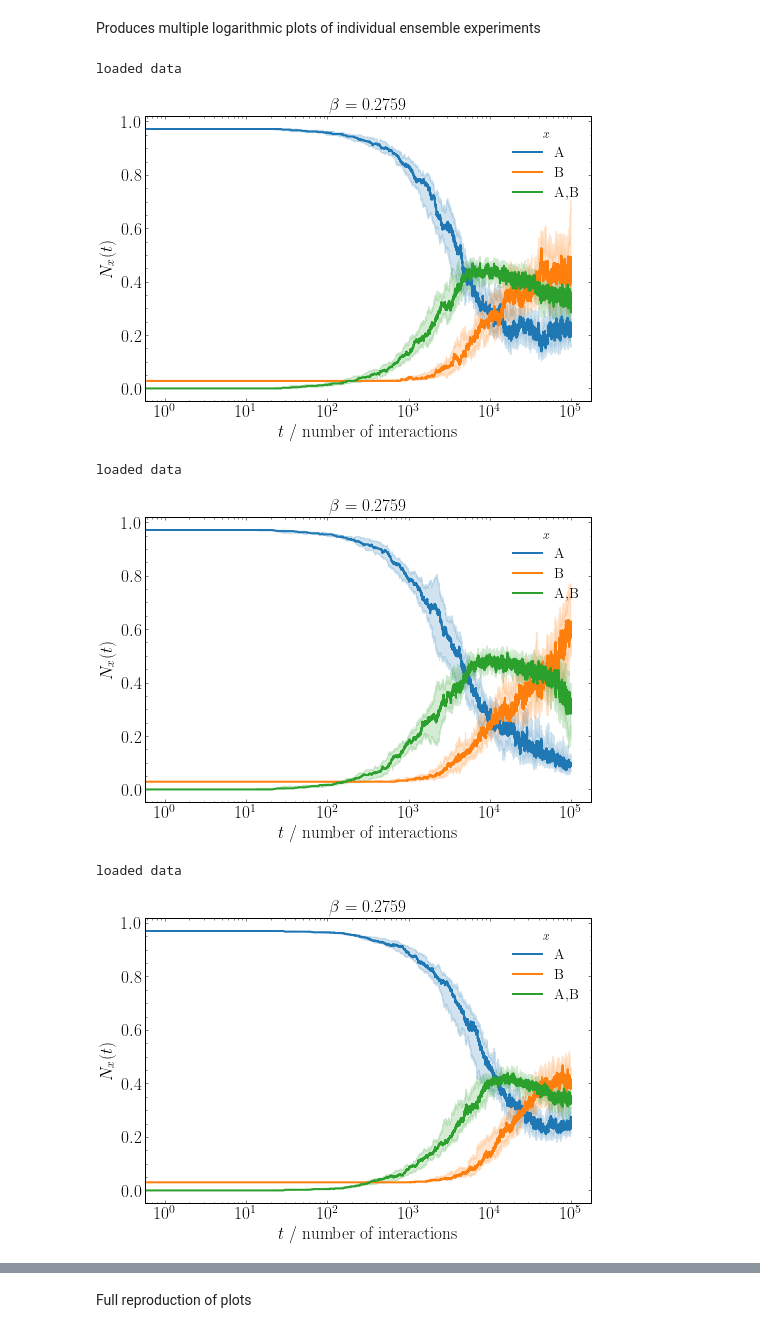
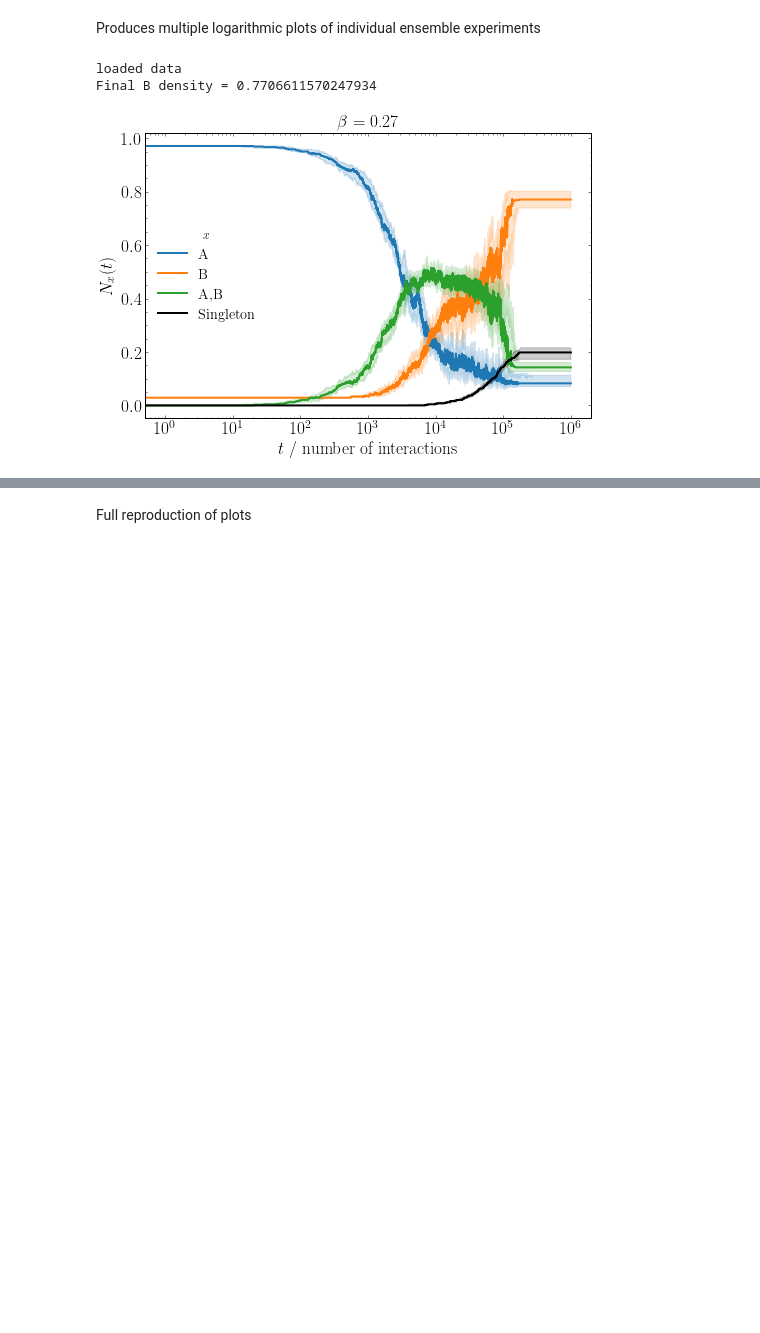
Before and after one commit to tomcjackc/higher-order-social-dynamics, a Jupyter notebook: higher order ng (adaptive - outcasts)/fig_2.ipynb, the cells around one changed output, grey strips where cells are left out. Saved outputs shown, nothing was run; the diff lists cells and outputs as text; code cells hidden in the pictures; blank space fills up the shorter version.

```diff
--- a/higher order ng (adaptive - outcasts)/fig_2.ipynb
+++ b/higher order ng (adaptive - outcasts)/fig_2.ipynb
@@ -24,15 +24,15 @@ update4
 Parameters of the experiment
 # %%
 prop_committed = 0.03
-beta_non_committed = 0.2759
-beta_committed = 0.2759
+beta_non_committed = 0.27
+beta_committed = 0.27
 ensemble_size = 20
-run_length = 10**5
+run_length = 10**6
 social_structures = ['InVS15', 'LyonSchool', 'SFHH', 'Thiers13']
 # %% [markdown]
 Run the ensemble experiments
 # %%
-for i in social_structures[:]:
+for i in social_structures[1:2]:
     run_ensemble_experiment(prop_committed, beta_non_committed, beta_committed, ensemble_size, run_length, i, q_non_committed=1, q_committed=1)
 # %% [markdown]
 # Plotting
@@ -41,9 +41,9 @@ Plot results for ensemble experiment on linear time axis
 # %%
 social_structure = 'LyonSchool'
 
-fname = f'{social_structure}_{prop_committed}_{beta_non_committed}_{beta_committed}_{run_length}_{ensemble_size}'
+output_fname = f'{social_structure}_{prop_committed}_{beta_non_committed}_{beta_committed}_{1}_{1}_{run_length}_{ensemble_size}'
 
-data = genfromtxt(f'outputs/{fname}.csv', delimiter=',')
+data = genfromtxt(f'outputs/{output_fname}.csv', delimiter=',')
 
 print('loaded data')
 
@@ -84,53 +84,59 @@ Produces multiple logarithmic plots of individual ensemble experiments
 # %%
 social_structures = {'InVS15':0, 'LyonSchool':0, 'SFHH':0, 'Thiers13':0}
 
-for social_structure in list(social_structures.keys())[:]:
-    fname = f'{social_structure}_{prop_committed}_{beta_non_committed}_{beta_committed}_{run_length}_{ensemble_size}'
+for social_structure in list(social_structures.keys())[1:2]:
 
-    data = genfromtxt(f'outputs/{fname}.csv', delimiter=',')
+    output_fname = f'{social_structure}_{prop_committed}_{beta_non_committed}_{beta_committed}_{1}_{1}_{run_length}_{ensemble_size}'
+
+    data = genfromtxt(f'outputs/{output_fname}.csv', delimiter=',')
 
     print('loaded data')
 
-    A_data = data[0::3,:]
-    B_data = data[1::3,:]
-    AB_data = data[2::3,:]
+    A_data = data[0::4,:]
+    B_data = data[1::4,:]
+    AB_data = data[2::4,:]
+    singleton_data = data[3::4,:]
 
     N = A_data[0,0]+B_data[0,0]+AB_data[0,0]
 
     A_data = A_data/N
     B_data = B_data/N
     AB_data = AB_data/N
+    singleton_data = singleton_data/N
 
     A_data_av = np.median(A_data, axis=0)
     A_data_25 = np.percentile(A_data, 25, axis=0)
     A_data_75 = np.percentile(A_data, 75, axis=0)
     B_data_av = np.median(B_data, axis=0)
     B_data_25 = np.percentile(B_data, 25, axis=0)
     B_data_75 = np.percentile(B_data, 75, axis=0)
     AB_data_av = np.median(AB_data, axis=0)
     AB_data_25 = np.percentile(AB_data, 25, axis=0)
     AB_data_75 = np.percentile(AB_data, 75, axis=0)
+    singleton_data_av = np.median(singleton_data, axis=0)
+    singleton_data_25 = np.percentile(singleton_data, 25, axis=0)
+    singleton_data_75 = np.percentile(singleton_data, 75, axis=0)
+    print(f'Final B density = {B_data_av[-1]}')
 
     t = np.linspace(0, run_length, num=run_length+1, endpoint=True)
 
     plt.figure()
     plt.plot(t, A_data_av, color='tab:blue', label='A')
     plt.fill_between(t, y1=A_data_25, y2=A_data_75, color='tab:blue', alpha=0.2)
     plt.plot(t, B_data_av, color='tab:orange', label='B')
     plt.fill_between(t, y1=B_data_25, y2=B_data_75, color='tab:orange', alpha=0.2)
     plt.plot(t, AB_data_av, color='tab:green', label='A,B')
     plt.fill_between(t, y1=AB_data_25, y2=AB_data_75, color='tab:green', alpha=0.2)
+    plt.plot(t, singleton_data_av, color='black', label='Singleton')
+    plt.fill_between(t, y1=singleton_data_25, y2=singleton_data_75, color='black', alpha=0.2)
     plt.xscale('log')
     plt.title(r'$\beta$' + f' = {beta_non_committed}')
     plt.xlabel('$t$ / number of interactions')
     plt.ylabel(r'$N_{x}(t)$')
     plt.legend(title=r'$x$')
-    plt.savefig(f'figures/{fname}_logtime.pdf')
+    plt.savefig(f'figures/{output_fname}_logtime.pdf')
     plt.show()
 # %% [output]
 loaded data
+Final B density = 0.7706611570247934
-[figure, old version]
+[figure, new version]
-loaded data
-[figure, removed]
-loaded data
-[figure, removed]
```
Also changed, not shown: parts of 2 cells of this notebook, 13 other files.
